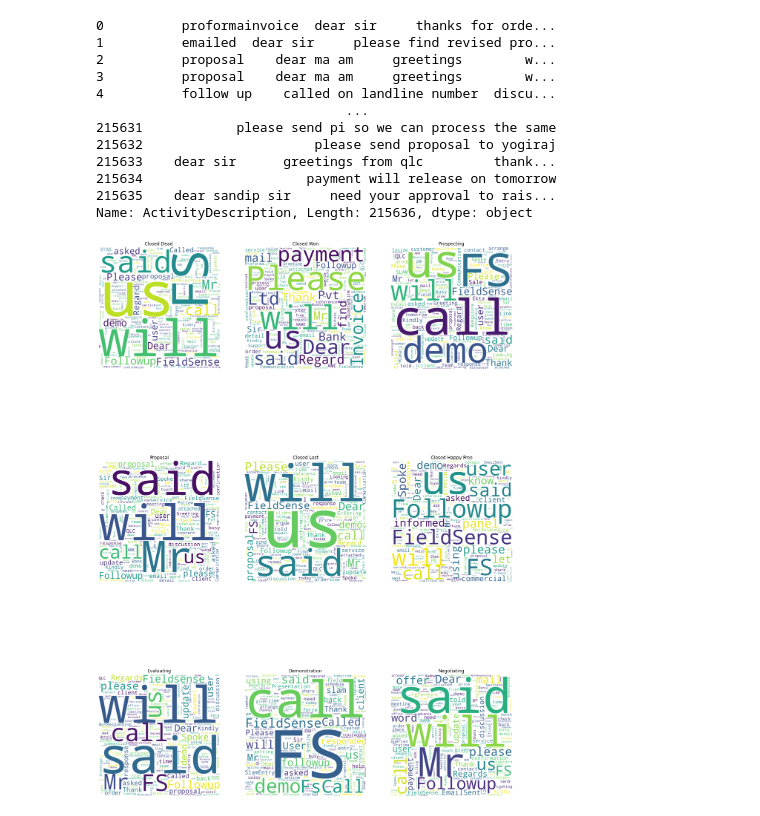
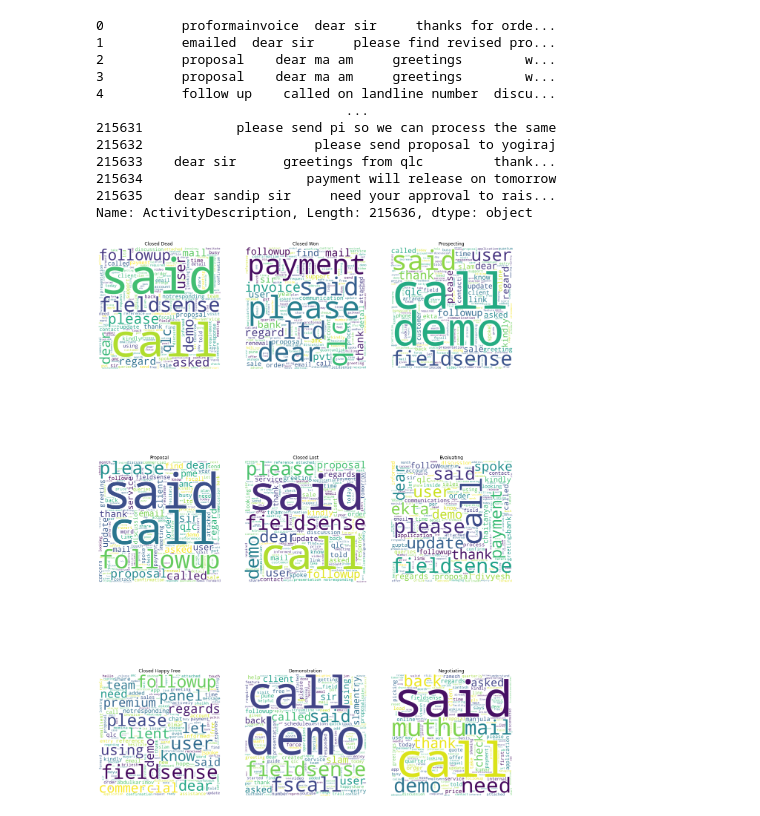
Before and after one commit to ShardulJ/QLC_Assignment, a Jupyter notebook: Untitled2.ipynb, the cells around one changed output. Cells and saved outputs as stored; diff of their text form; code cells hidden in the pictures.

```diff
--- a/Untitled2.ipynb
+++ b/Untitled2.ipynb
@@ -138,0 +144,14 @@ FacebookTwitterLinkendin
+# %%
+stop = stopwords.words('english')
+
+df['checking'] = df['ActivityDescription']
+# .replace('\n',' ').replace('\t', '')
+df['checking'] = df.apply(lambda x : re.sub('.*F.*\n?|.*Regards.*\n?|.*:.*\n?|www.\S+|\S*@\S*\s?', '', str(x['ActivityDescription'])).lower(), axis=1)
+df['checking'] = df.apply(lambda x : re.sub('[^A-Za-z\']+', ' ', str(x['ActivityDescription'])).lower(), axis=1)
+df['checking'] = df['checking'].apply(lambda x: ' '.join([word for word in x.split() if word not in (stop)]))
+df['checking'] = df['checking'].apply(lambda x: ' '.join(word for word in x.split() if not (word.isalpha() and len(word) < 3)))
+# %%
+df['newtokens'] = df.apply(lambda x: word_tokenize(x['checking']), axis=1)
+newlengths = [len(line) for line in df["newtokens"]]
+sns.distplot(newlengths)
+plt.show()
@@ -184,20 +236,20 @@ df['msg'] = df['ActivityDescription'].apply(lambda x : re.sub('[^a-zA-Z0-9\s]',"
 # %%
 def produce_wordcloud(rest):
 
     plt.figure(figsize=(20,30))
     for i,r in enumerate(rest):
         plt.subplot(3,3,i+1)
-        corpus=df[df['OpportunityStageName']==r]['msg'].values.tolist()
+        corpus=df[df['OpportunityStageName']==r]['checking'].values.tolist()
         corpus=' '.join(x  for x in corpus)
         wordcloud = WordCloud(max_font_size=None, background_color='white', collocations=False,
                       width=1500, height=1500).generate(corpus)
         plt.imshow(wordcloud)
         plt.title(r)
         plt.axis("off")
 
 
 
 rest=df['OpportunityStageName'].value_counts()[:9].index
 produce_wordcloud(rest)
 # %% [output]
-[figure, old version]
+[figure, new version]
```
Also changed, not shown: parts of 33 cells of this notebook.
